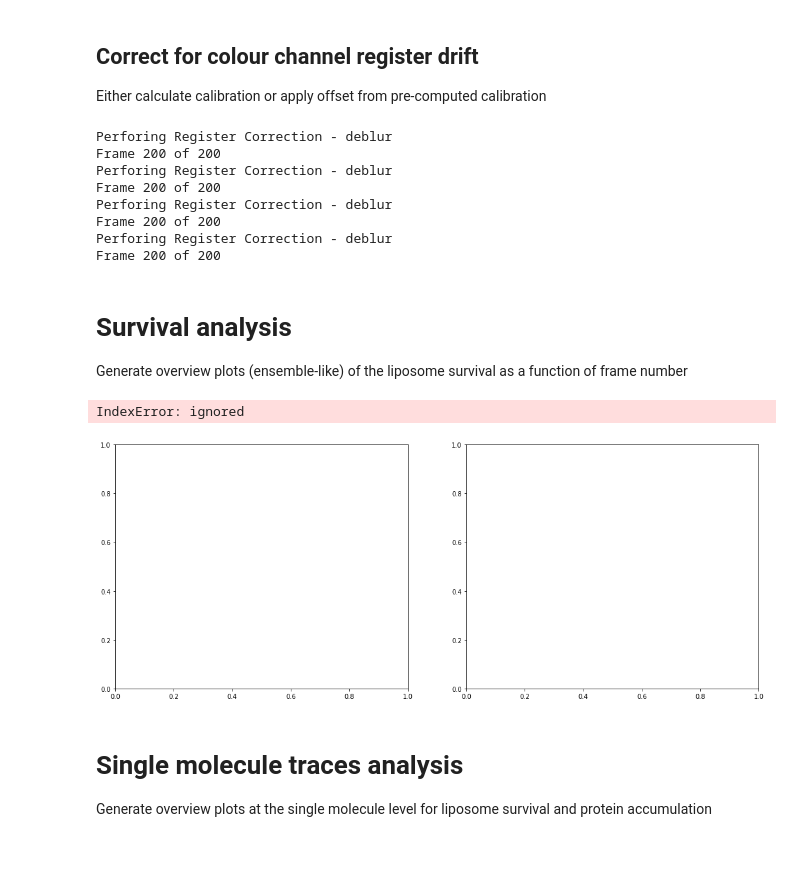
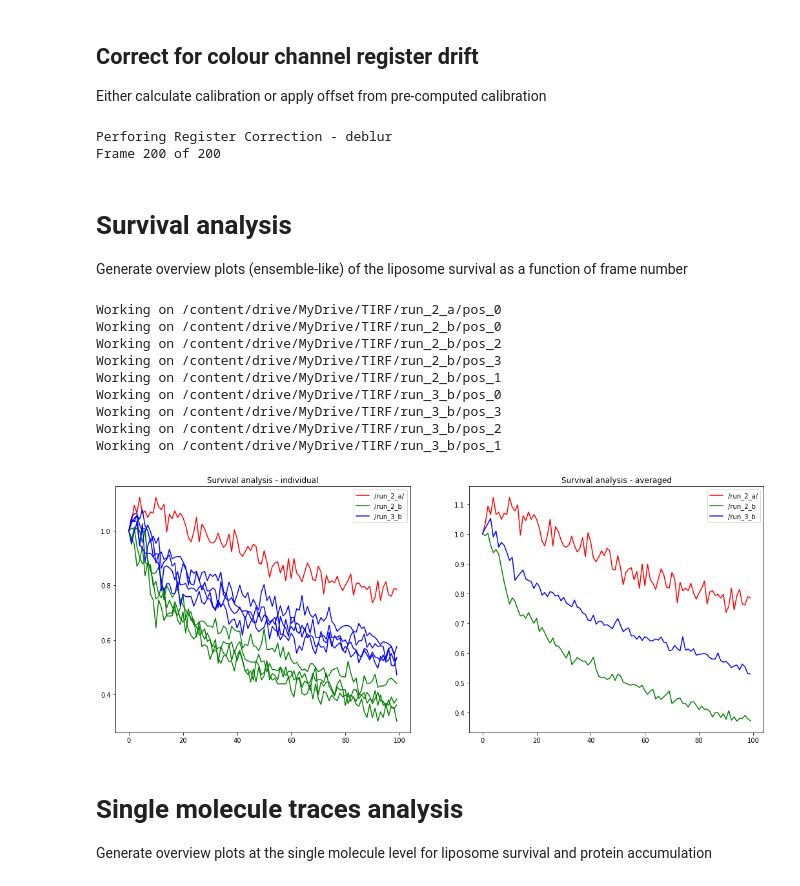
Before and after one commit to charbj/pyTIRF, a Jupyter notebook: TIRF_analysis.ipynb, the cells around one changed output. Cells and saved outputs as stored; diff of their text form; code cells hidden in the pictures; blank space fills up the shorter version.

```diff
--- a/TIRF_analysis.ipynb
+++ b/TIRF_analysis.ipynb
@@ -33,7 +39,7 @@ Drive already mounted at /content/drive; to attempt to forcibly remount, call dr
 # %% [markdown]
 ## Define parameters and functions
 # %%
-working_dir = '/content/drive/MyDrive/TIRF/'
+working_dir = '/content/drive/MyDrive/TIRF'
 gain_ref = '/content/drive/MyDrive/TIRF/gain_ref.tiff'
 dt = 5
 # %% [markdown]
@@ -101,7 +107,7 @@ def multi_colour_preprocess(input, gain_ref):
 
     return batch
 
-input = working_dir + '/run_1_a'
+input = working_dir + '/run_2_a'
 batch = multi_colour_preprocess(input, gain_ref)
 print(batch)
 # %% [output]
@@ -234,12 +241,6 @@ for analysis in batch:
 # %% [output]
 Perforing Register Correction - deblur
 Frame 200 of 200
-Perforing Register Correction - deblur
-Frame 200 of 200
-Perforing Register Correction - deblur
-Frame 200 of 200
-Perforing Register Correction - deblur
-Frame 200 of 200
 # %% [markdown]
 # Survival analysis
 
@@ -287,42 +288,50 @@ def survival_analysis(input):
                 batch.append([decay, out])
     return batch
 
-input = ['date/run_2_a/','date/run_2_b','date/run_3_b']
+input = ['/run_2_a/','/run_2_b','/run_3_b']
 colours = ['red', 'green', 'blue']
+working_dir = '/content/drive/MyDrive/TIRF'
 
 f = plt.figure()
 f.set_figwidth(18)
 f.set_figheight(7)
 ax_1 = f.add_subplot(121)
 ax_2 = f.add_subplot(122)
 for ind,dir in enumerate(input):
-    batch = survival_analysis(dir)
-
+    batch = survival_analysis(working_dir + dir)
     norm = []
     for analysis in batch:
         if len(analysis[0]) != 0:
             decay, pos = analysis
             decay = np.array(decay)
             survival = normalise(decay)
             np.savetxt(os.path.join(pos,'decay.txt'), survival)
             ax_1.plot(survival[:100], color=colours[ind], label=input[ind])
             norm.append(survival)
     mean = np.mean(norm[:], axis=0)[:100]
     ax_2.plot(mean, color=colours[ind], label=input[ind])
 
 
 handles, labels = f.gca().get_legend_handles_labels()
 by_label = dict(zip(labels, handles))
 
 
 ax_1.set_title('Survival analysis - individual')
 ax_2.set_title('Survival analysis - averaged')
 ax_1.legend(by_label.values(), by_label.keys(), loc='best')
 ax_2.legend(loc='best')
 f.show()
 # %% [output]
-IndexError: ignored
+Working on /content/drive/MyDrive/TIRF/run_2_a/pos_0
+Working on /content/drive/MyDrive/TIRF/run_2_b/pos_0
+Working on /content/drive/MyDrive/TIRF/run_2_b/pos_2
+Working on /content/drive/MyDrive/TIRF/run_2_b/pos_3
+Working on /content/drive/MyDrive/TIRF/run_2_b/pos_1
+Working on /content/drive/MyDrive/TIRF/run_3_b/pos_0
+Working on /content/drive/MyDrive/TIRF/run_3_b/pos_3
+Working on /content/drive/MyDrive/TIRF/run_3_b/pos_2
+Working on /content/drive/MyDrive/TIRF/run_3_b/pos_1
-[figure, old version]
+[figure, new version]
 # %% [markdown]
 # Single molecule traces analysis
 Generate overview plots at the single molecule level for liposome survival and protein accumulation
```
Also changed, not shown: parts of 3 cells of this notebook.
